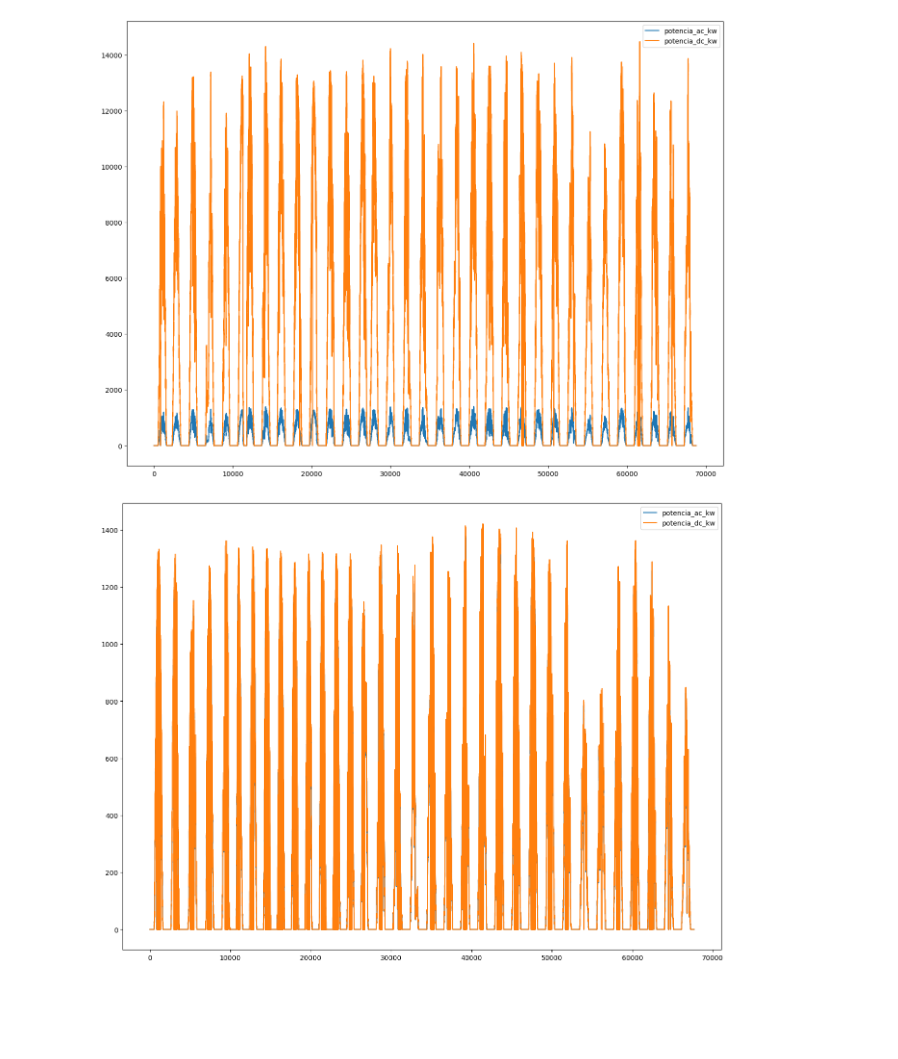
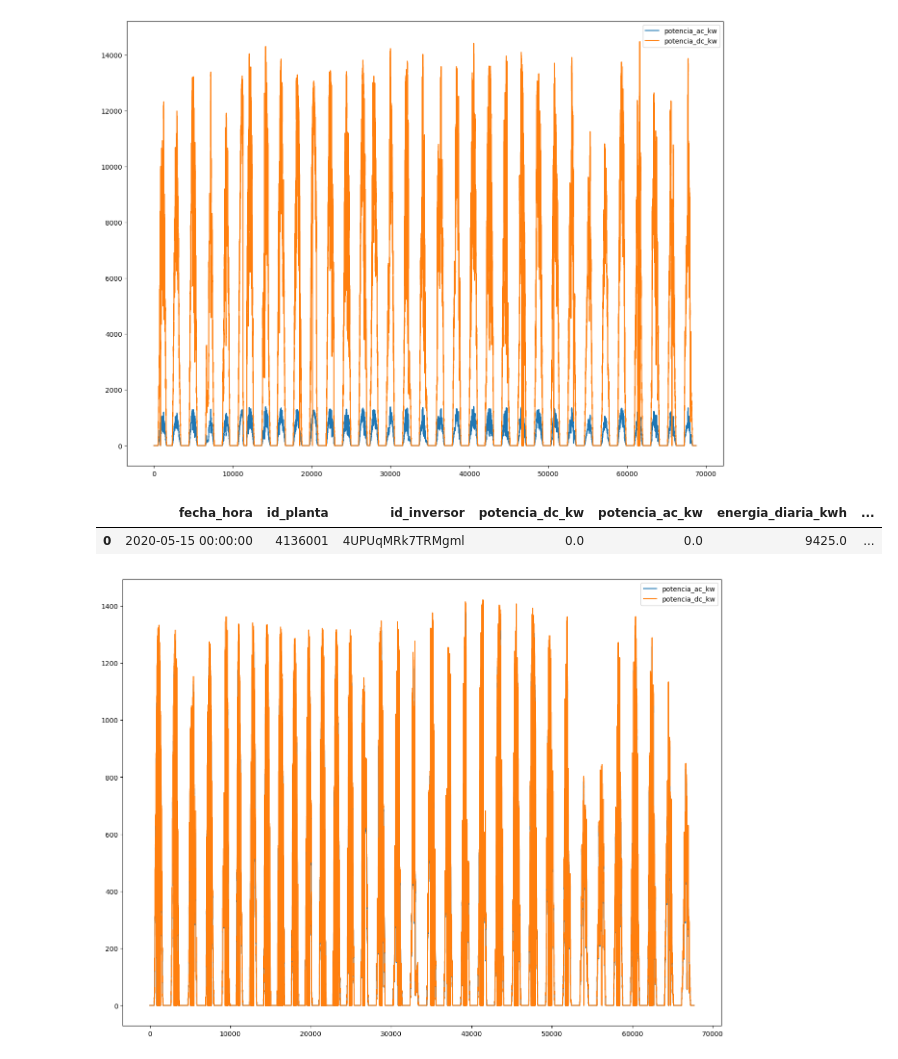
Before and after one commit to bernimagraner/planta-solar, a Jupyter notebook: notebooks/01_importacion_datos.ipynb, the cells around one changed output. Saved outputs shown, nothing was run; the diff lists cells and outputs as text; code cells hidden in the pictures; blank space fills up the shorter version.

```diff
--- a/notebooks/01_importacion_datos.ipynb
+++ b/notebooks/01_importacion_datos.ipynb
@@ -78,4 +80,9 @@ p2g.describe()
 p1g[['potencia_ac_kw','potencia_dc_kw']].plot(figsize=(16,12));
 # %% [output]
 [figure]
+# %%
+p2g.head(1)
+# %% [output]
+|  | fecha_hora | id_planta | id_inversor | potencia_dc_kw | potencia_ac_kw | energia_diaria_kwh | ... |
+| 0 | 2020-05-15 00:00:00 | 4136001 | 4UPUqMRk7TRMgml | 0.0 | 0.0 | 9425.0 | ... |
 # %%
```
Also changed, not shown: parts of 12 cells of this notebook, 2 other files.
